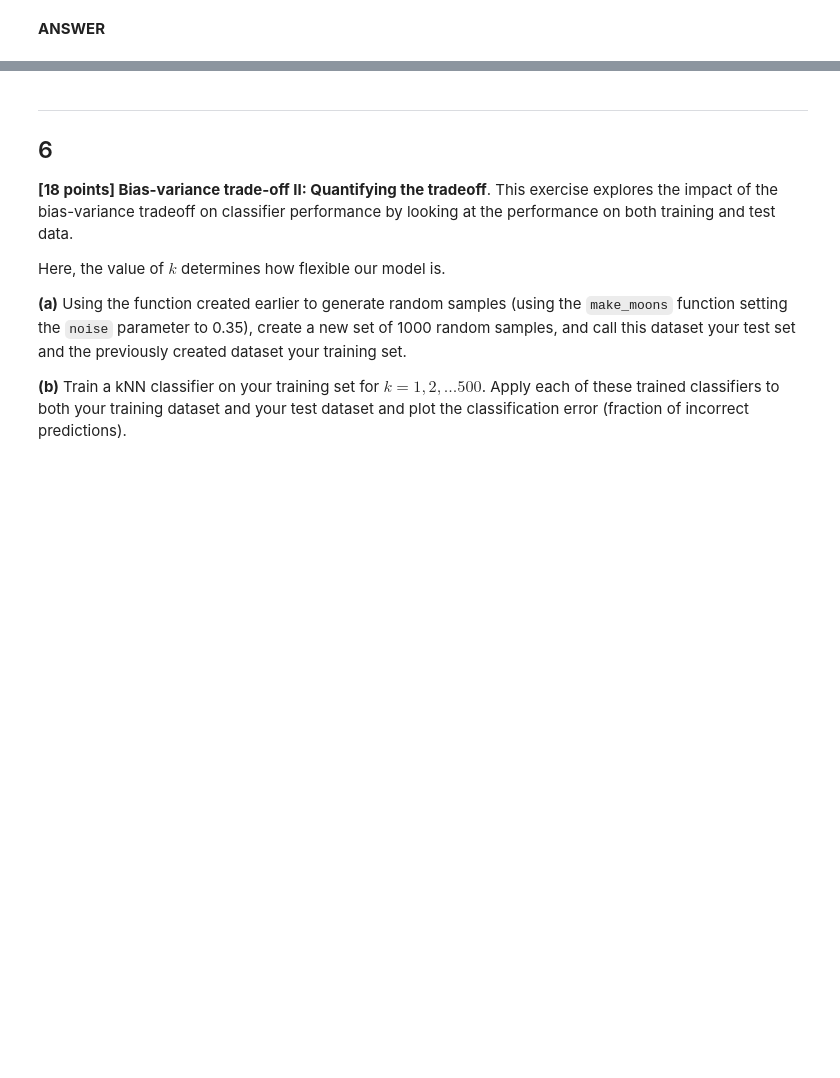
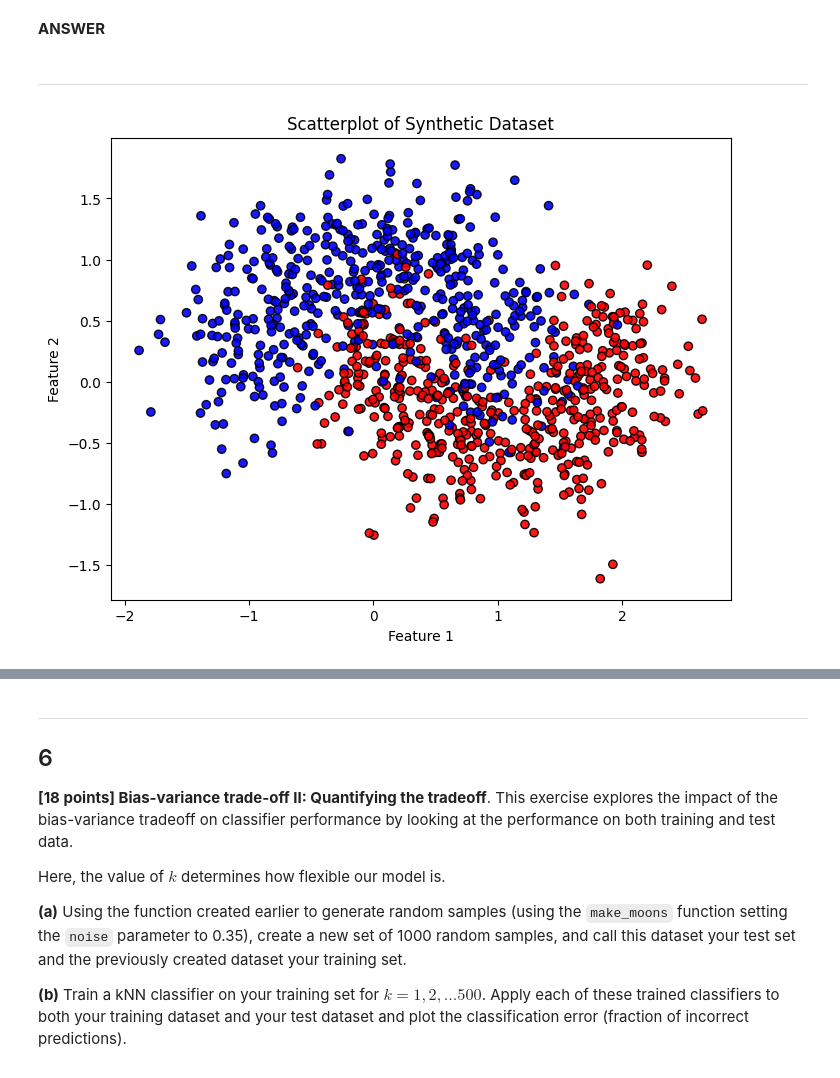
Before and after one commit to lorn-jaeger/CSCI-447, a Jupyter notebook: Assignment_2.ipynb, the cells around one changed output, grey strips where cells are left out. Drawn from its saved outputs; the diff is of its cells as text; code cells hidden in the pictures; blank space fills up the shorter version.

```diff
--- a/Assignment_2.ipynb
+++ b/Assignment_2.ipynb
@@ -294,3 +267,25 @@ newcmp = LinearSegmentedColormap.from_list("new", [(r/255, g/255, b/255), (r/255
 NameError: name 'r' is not defined
 # %% [markdown]
 **ANSWER**
+# %% [markdown]
+---
+# %%
+import numpy as np
+import matplotlib.pyplot as plt
+from sklearn.datasets import make_moons
+from sklearn.neighbors import KNeighborsClassifier
+from sklearn.inspection import DecisionBoundaryDisplay
+import random
+
+# (a)
+X, y = make_moons(n_samples=1000, noise=0.35, random_state=57)
+# %%
+# (b)
+plt.figure(figsize=(8, 6))
+plt.scatter(X[:, 0], X[:, 1], c=y, cmap='bwr', alpha=0.9, edgecolor='k')
+plt.title('Scatterplot of Synthetic Dataset')
+plt.xlabel('Feature 1')
+plt.ylabel('Feature 2')
+plt.show()
+# %% [output]
+[figure, added]
```
Also changed, not shown: parts of 14 cells of this notebook.
